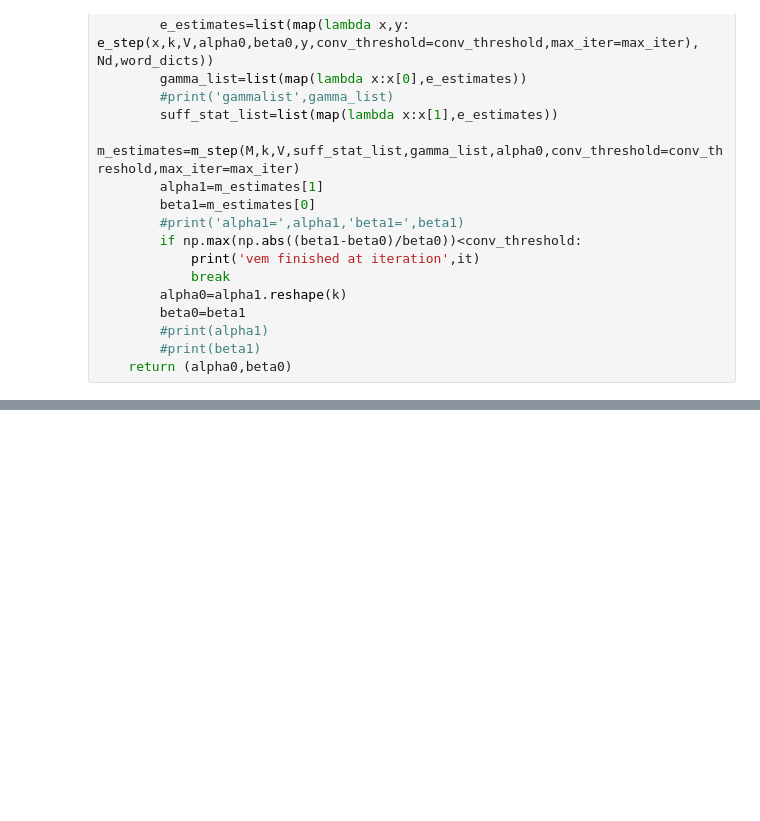
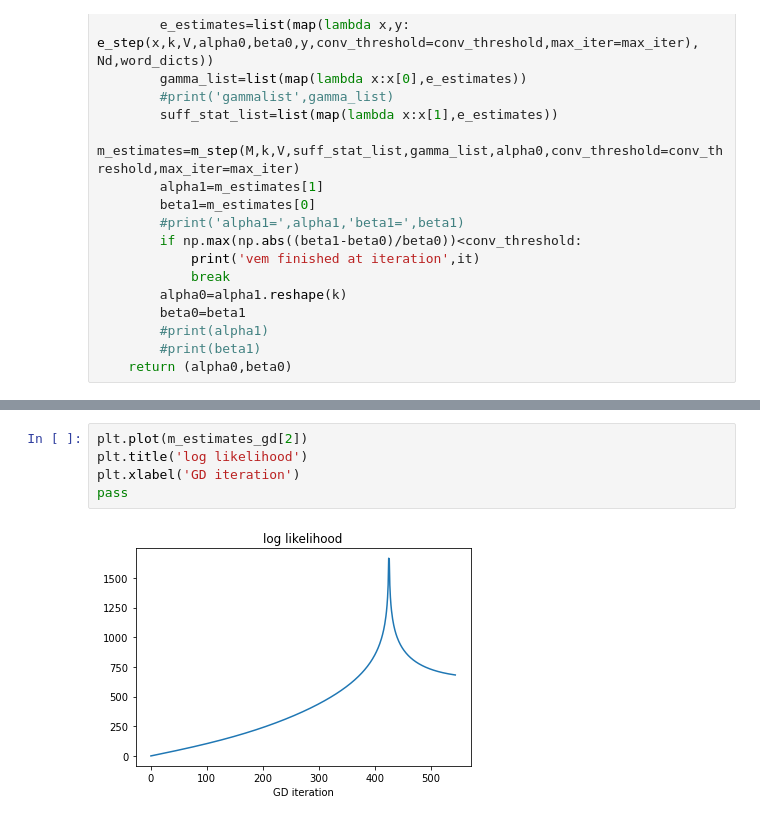
Before and after one commit to montecristo7/lda_project, a Jupyter notebook: lda_plain_python.ipynb, the cells around one changed output, grey strips where cells are left out. Cells and saved outputs as stored; diff of their text form; blank space fills up the shorter version.

```diff
--- a/lda_plain_python.ipynb
+++ b/lda_plain_python.ipynb
@@ -262,0 +431,7 @@ vem
+# %%
+plt.plot(m_estimates_gd[2])
+plt.title('log likelihood')
+plt.xlabel('GD iteration')
+pass
+# %% [output]
+[figure, added]
```
Also changed, not shown: parts of 24 cells of this notebook, 1 other file.
